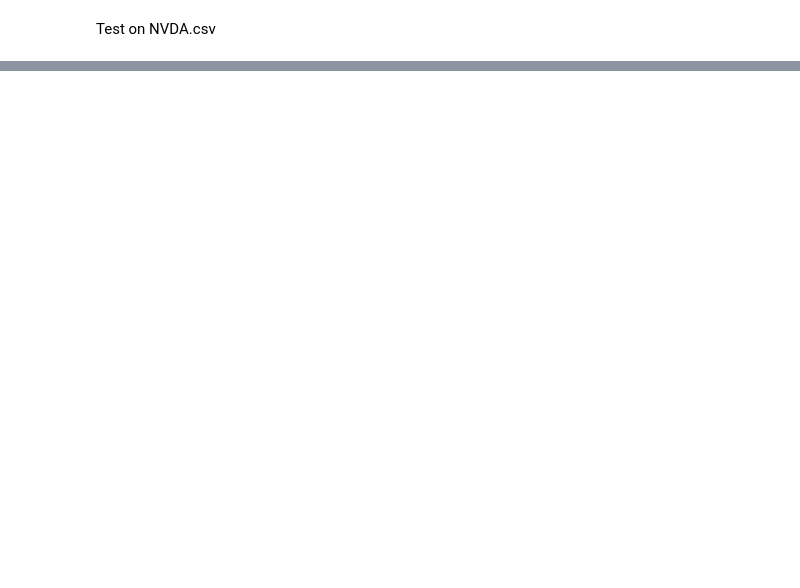
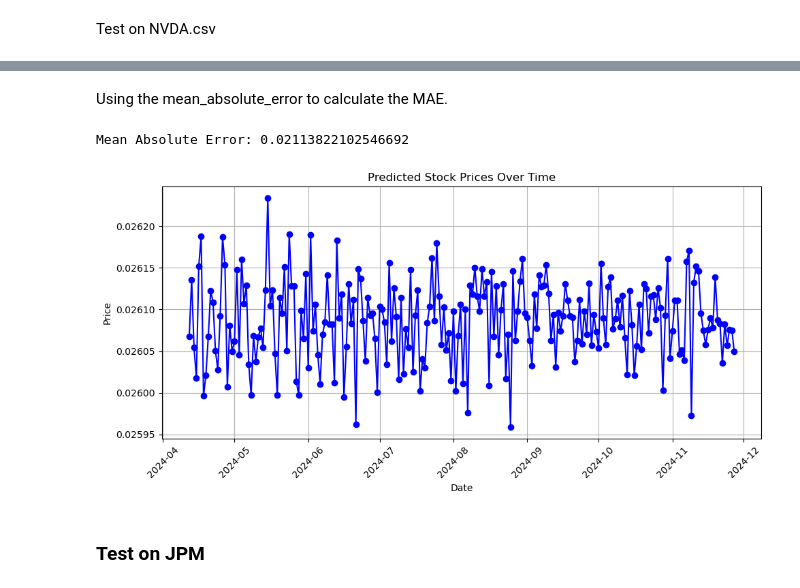
Before and after one commit to Zoliverling/Linear_Transformation, a Jupyter notebook: Linear Transformer.ipynb, the cells around one changed output, grey strips where cells are left out. Cells and saved outputs as stored; diff of their text form; code cells hidden in the pictures; blank space fills up the shorter version.

```diff
--- a/Linear Transformer.ipynb
+++ b/Linear Transformer.ipynb
@@ -358,0 +369,2 @@ Test on NVDA.csv
+# %% [markdown]
+Using the mean_absolute_error to calculate the MAE.
@@ -359,3 +373,49 @@ Test on NVDA.csv
+# %%
+# Assuming `test_loader` provides both sequences and actual labels (prices or returns)
+predictions = []
+actuals = []
+model.eval()
+with torch.no_grad():
+    for sequences, actual in test_loader:
+        sequences = sequences.view(sequences.shape[0], seq_length, 1)  # Reshape if necessary
+        output = model(sequences)
+        predicted_values = output[:, -1]  # Assuming using last output for prediction
+        predictions.extend(predicted_values.cpu().numpy())
+        actuals.extend(actual.cpu().numpy())
+
+# Convert predictions and actuals to the original scale if they were normalized or scaled
+predictions = scaler.inverse_transform(np.array(predictions).reshape(-1, 1))
+actuals = scaler.inverse_transform(np.array(actuals).reshape(-1, 1))
+
+# Compute MAE
+mae = mean_absolute_error(actuals, predictions)
+print(f"Mean Absolute Error: {mae}")
+# %% [output]
+Mean Absolute Error: 0.02113822102546692
+# %%
+date_range = pd.date_range(start=df['Date'].iloc[-1], periods=len(predictions)+1, freq='D')
+date_range = date_range[1:]
+
+plot_data = pd.DataFrame({
+    'Date': date_range,
+    'Predicted_Price': predictions.flatten()  # Flatten the predictions array if necessary
+})
+
+plt.figure(figsize=(10, 5))
+plt.plot(plot_data['Date'], plot_data['Predicted_Price'], marker='o', linestyle='-', color='blue')
+plt.title('Predicted Stock Prices Over Time')
+plt.xlabel('Date')
+plt.ylabel('Price')
+plt.grid(True)
+plt.xticks(rotation=45)  # Rotate dates for better readability
+plt.tight_layout()  # Adjust layout to make room for date labels
+
+# Show the plot
+plt.show()
+# %% [output]
+[figure, added]
+# %% [markdown]
+### Test on JPM
 # %%
 # Assuming you have new input data for prediction
 df = pd.read_csv('/Users/oli/Documents/GitHub/Linear_Trans/stock_data/JPM.csv')
```
Also changed, not shown: parts of 20 cells of this notebook, 3 other files.
